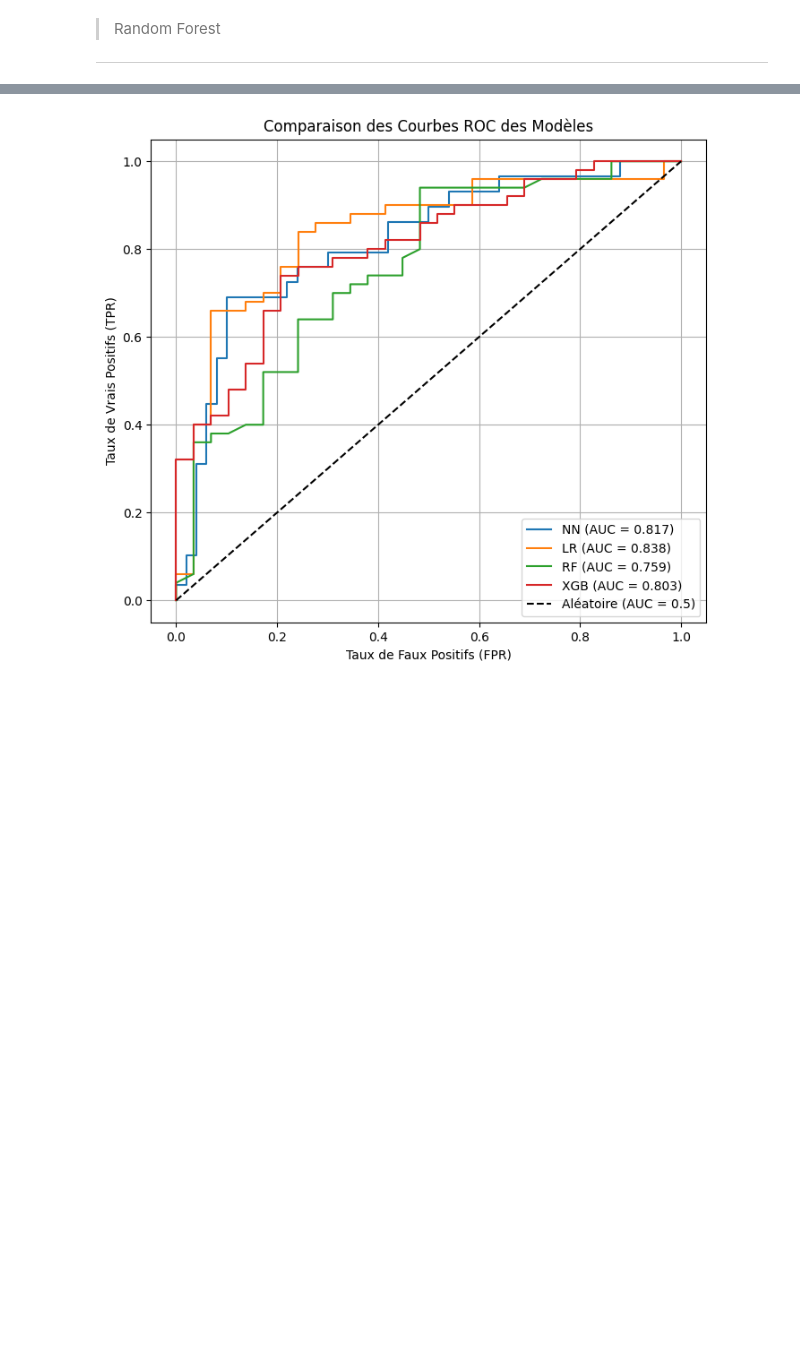
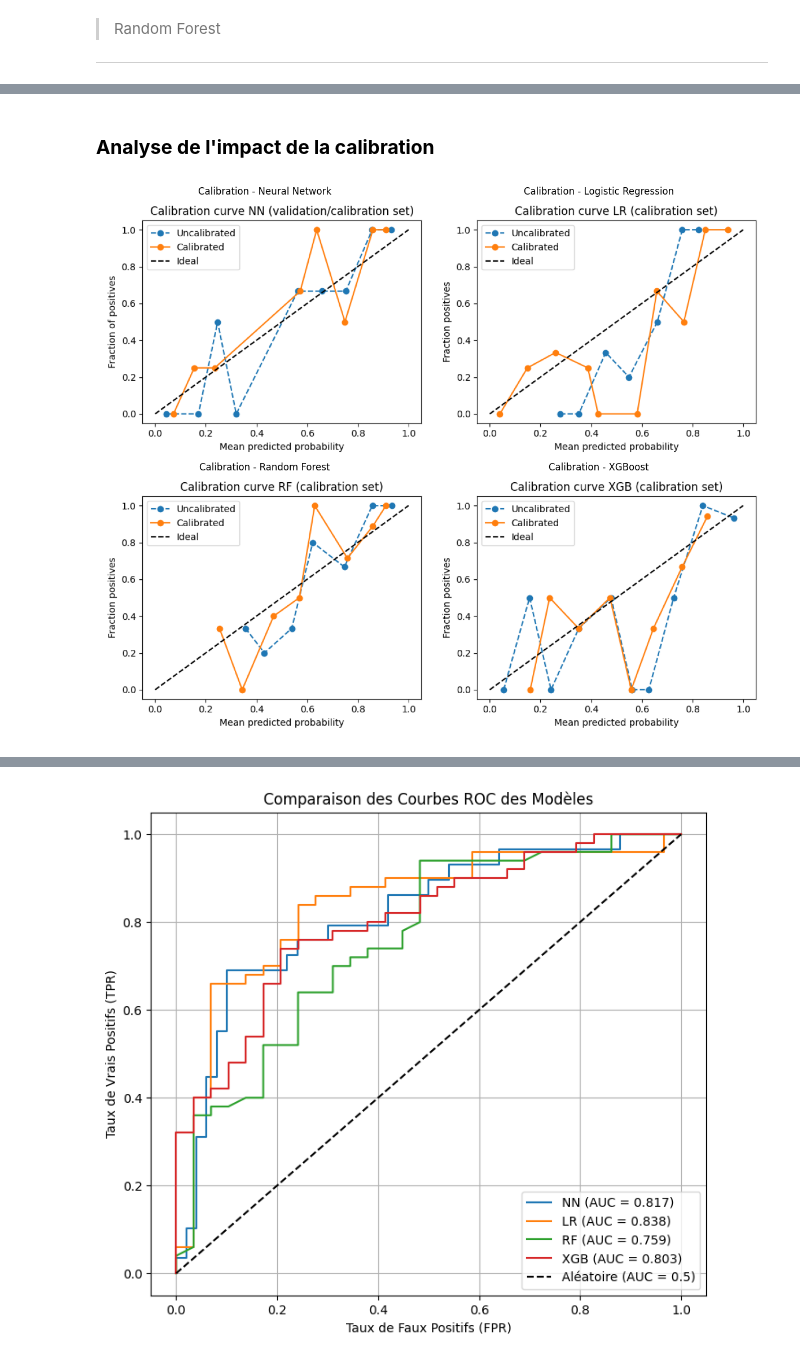
Before and after one commit to latall1017/MLB_PROJECT, a Jupyter notebook: Projet_MLB.ipynb, the cells around one changed output, grey strips where cells are left out. Drawn from its saved outputs; the diff is of its cells as text; code cells hidden in the pictures; blank space fills up the shorter version.

Commit message:
Version finale du projet en cours...

```diff
--- a/Projet_MLB.ipynb
+++ b/Projet_MLB.ipynb
@@ -474,0 +323,36 @@ weighted avg       0.38      0.35      0.36        79
+# %% [markdown]
+### **Analyse de l'impact de la calibration**
+# %%
+# Dictionnaire associant les acronymes des modèles à leurs noms de dossier
+model_folders = {
+    'NN': 'Neural Network',
+    'LR': 'Logistic Regression',
+    'RF': 'Random Forest',
+    'XGB': 'XGBoost'
+}
+# %%
+
+# Création d'une figure 2x2 pour les subplots
+fig, axes = plt.subplots(2, 2, figsize=(12, 10))
+axes = axes.ravel()
+
+# Parcourir chaque modèle pour charger et afficher sa courbe de calibration
+for i, (model_key, model_folder_name) in enumerate(model_folders.items()):
+    # Construire le chemin du fichier image pour la version sans réduction
+    img_name = 'calibration_curve.png' if model_key == 'NN' else f'calibration_curve_{model_key.lower()}.png'
+    img_path = os.path.join(model_folder_name, 'No_reduction', img_name)
+
+    try:
+        img = mpimg.imread(img_path)
+        axes[i].imshow(img)
+        axes[i].set_title(f"Calibration - {model_folder_name}")
+        axes[i].axis('off')
+    except FileNotFoundError:
+        axes[i].text(0.5, 0.5, f'Image non trouvée:\n{img_path}', ha='center', va='center')
+        axes[i].set_title(f"Calibration - {model_folder_name}")
+        axes[i].axis('off')
+
+plt.tight_layout()
+plt.show()
+# %% [output]
+[figure, added]
```
Also changed, not shown: parts of 70 cells of this notebook, 13 other files.
